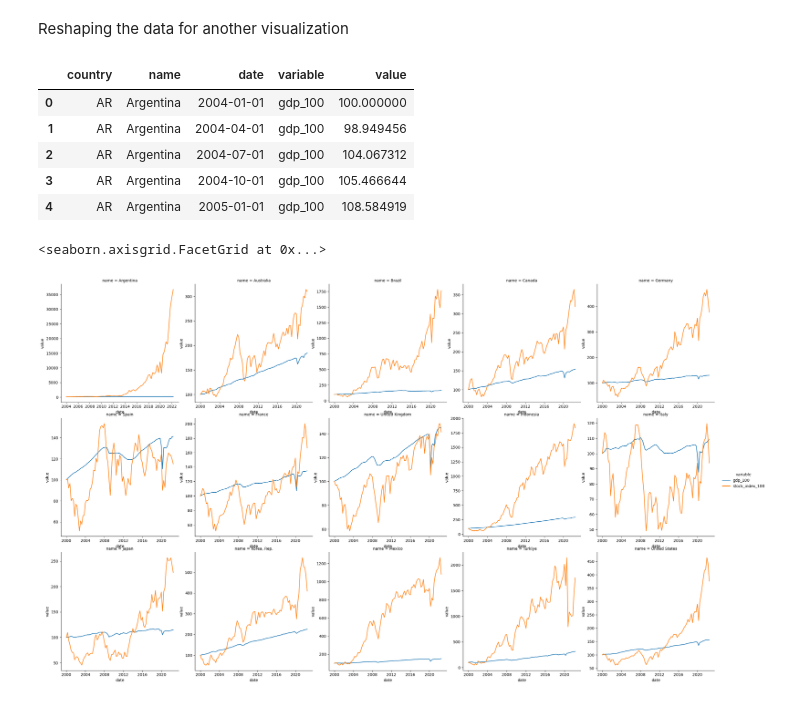
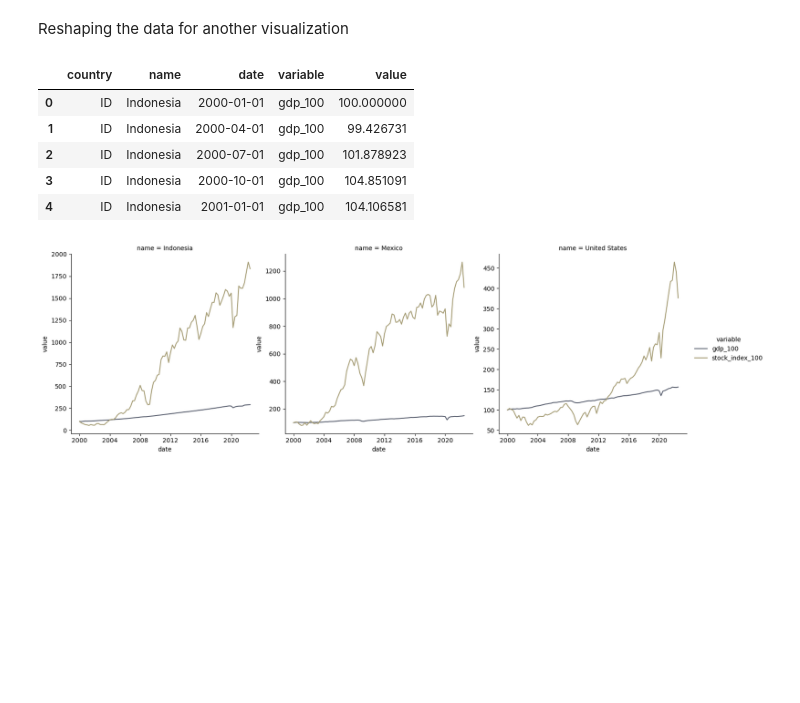
Before and after one commit to tillfurger/stock_vs_gdp, a Jupyter notebook: notebooks/data_analysis.ipynb, the cells around one changed output. Drawn from its saved outputs; the diff is of its cells as text; code cells hidden in the pictures; blank space fills up the shorter version.

```diff
--- a/notebooks/data_analysis.ipynb
+++ b/notebooks/data_analysis.ipynb
@@ -235,0 +238,3 @@ data_all.head()
+# %%
+data_all = data_all.loc[["ID", "MX", "US"]]
+data_all.head()
@@ -268,4 +265,0 @@ PL, SA and ZA have missing values for the stock index, remove such countries fro
-# %%
-data_all = data_all.reset_index().loc[~data_all.reset_index().country.isin(["PL", "SA", "ZA"]), :]
-data_all.set_index(["country", "date"], inplace=True)
-data_all.head()
@@ -461,13 +393,13 @@ ad1 = data[["name", "gdp_100", "stock_index_100"]].reset_index().melt(id_vars=["
 ad1.head()
 # %% [output]
 |  | country | name | date | variable | value |
-| 0 | AR | Argentina | 2004-01-01 | gdp_100 | 100.000000 |
-| 1 | AR | Argentina | 2004-04-01 | gdp_100 | 98.949456 |
-| 2 | AR | Argentina | 2004-07-01 | gdp_100 | 104.067312 |
-| 3 | AR | Argentina | 2004-10-01 | gdp_100 | 105.466644 |
-| 4 | AR | Argentina | 2005-01-01 | gdp_100 | 108.584919 |
+| 0 | ID | Indonesia | 2000-01-01 | gdp_100 | 100.000000 |
+| 1 | ID | Indonesia | 2000-04-01 | gdp_100 | 99.426731 |
+| 2 | ID | Indonesia | 2000-07-01 | gdp_100 | 101.878923 |
+| 3 | ID | Indonesia | 2000-10-01 | gdp_100 | 104.851091 |
+| 4 | ID | Indonesia | 2001-01-01 | gdp_100 | 104.106581 |
 # %%
-sns.relplot(data=ad1, x="date", y="value", hue="variable", col="name", col_wrap=5, kind="line", facet_kws=dict(sharey=False, sharex=False))
+sns.relplot(data=ad1, x="date", y="value", hue="variable", col="name", col_wrap=3, kind="line", facet_kws=dict(sharey=False, sharex=False), palette="cividis")
+plt.savefig("../reports/figures/growth_starting_at_100_all.svg")
 # %% [output]
-<seaborn.axisgrid.FacetGrid at 0x...>
-[figure, old version]
+[figure, new version]
```
Also changed, not shown: parts of 39 cells of this notebook, 15 other files.
